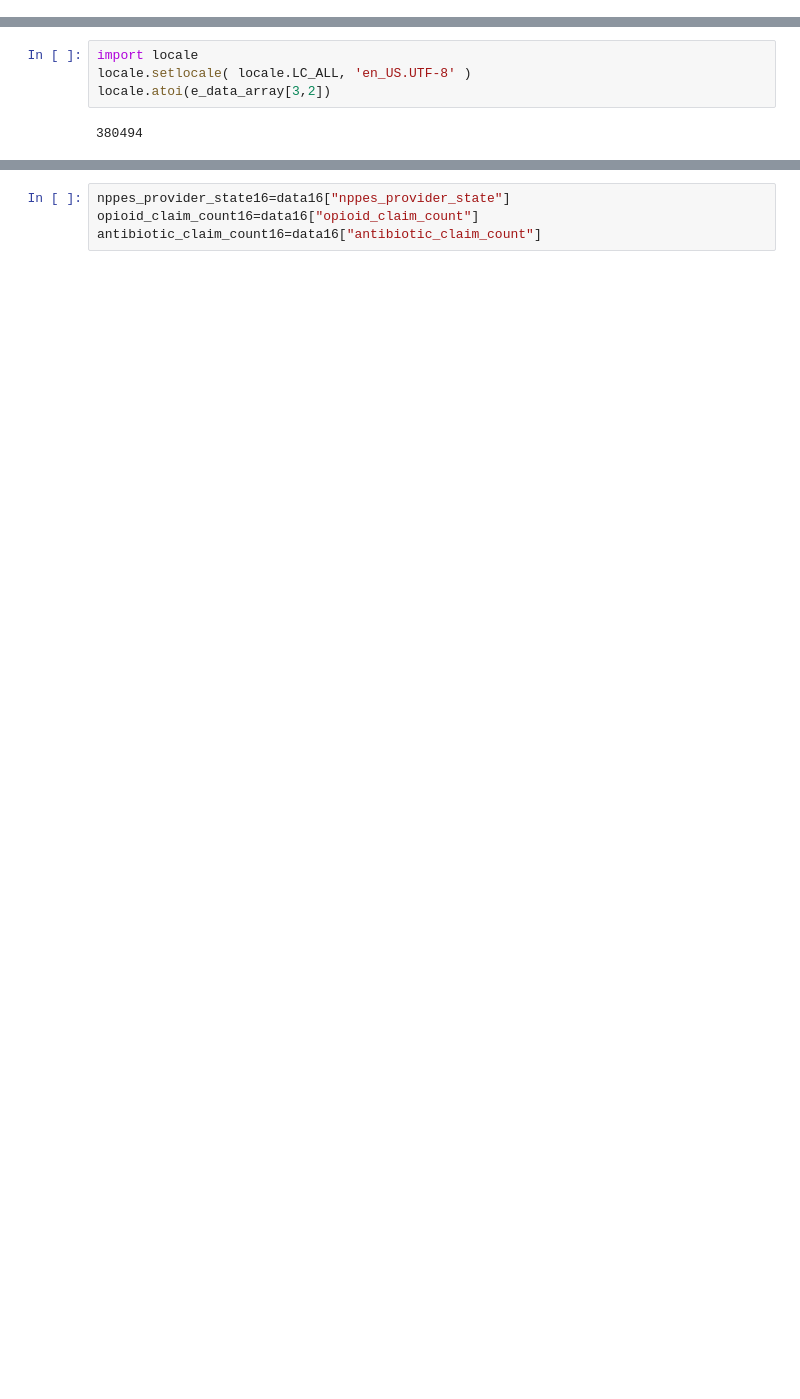
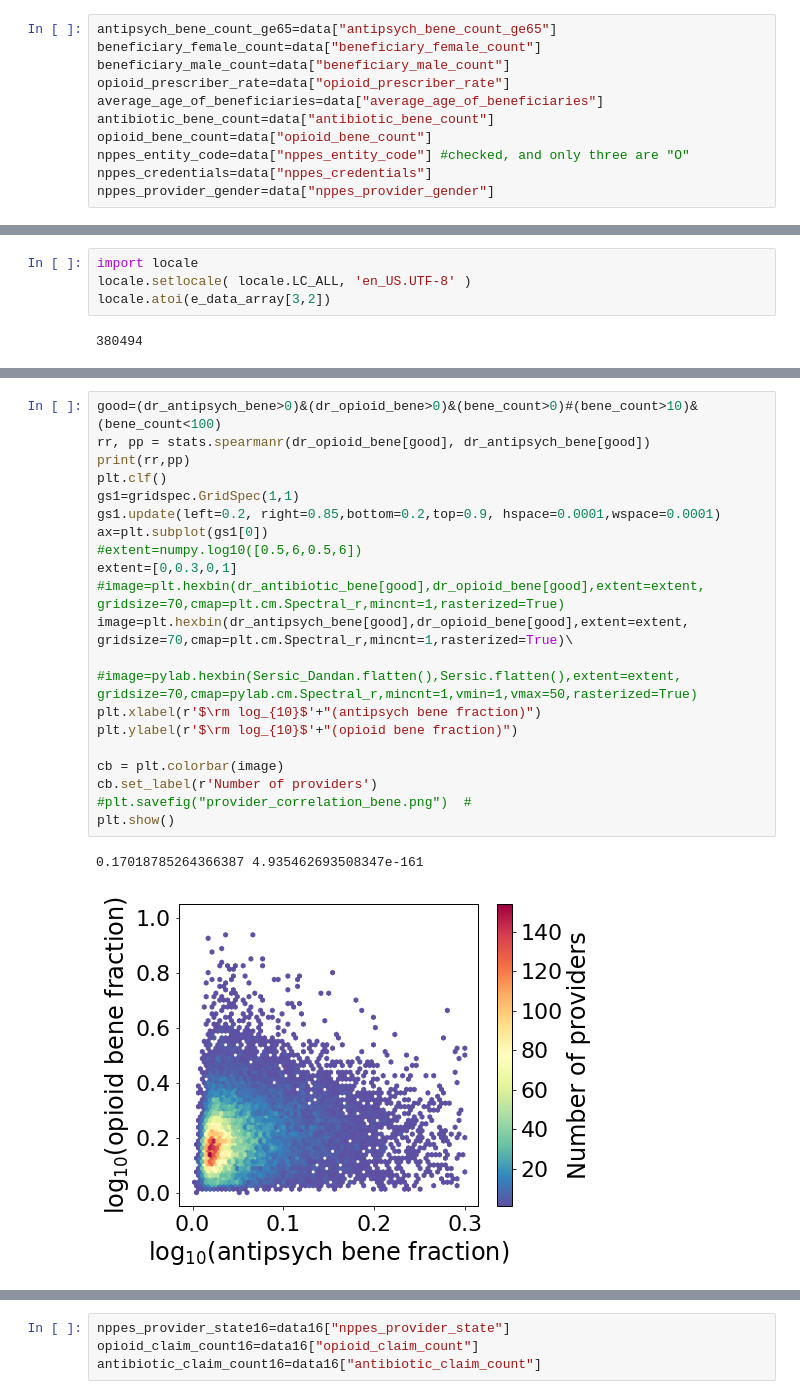
Before and after one commit to yl2501/DS, a Jupyter notebook: Section1.ipynb, the cells around one changed output, grey strips where cells are left out. Saved outputs shown, nothing was run; the diff lists cells and outputs as text; blank space fills up the shorter version.

```diff
--- a/Section1.ipynb
+++ b/Section1.ipynb
@@ -206,2 +182,13 @@ plt.show()
+# %%
+antipsych_bene_count_ge65=data["antipsych_bene_count_ge65"]
+beneficiary_female_count=data["beneficiary_female_count"]
+beneficiary_male_count=data["beneficiary_male_count"]
+opioid_prescriber_rate=data["opioid_prescriber_rate"]
+average_age_of_beneficiaries=data["average_age_of_beneficiaries"]
+antibiotic_bene_count=data["antibiotic_bene_count"]
+opioid_bene_count=data["opioid_bene_count"]
+nppes_entity_code=data["nppes_entity_code"] #checked, and only three are "O"
+nppes_credentials=data["nppes_credentials"]
+nppes_provider_gender=data["nppes_provider_gender"]
 # %%
 e_data=pd.read_table("../President2016.txt",header=None)
@@ -227,0 +254,24 @@ opioid_bene_count=data["opioid_bene_count"]
+# %%
+good=(dr_antipsych_bene>0)&(dr_opioid_bene>0)&(bene_count>0)#(bene_count>10)&(bene_count<100)
+rr, pp = stats.spearmanr(dr_opioid_bene[good], dr_antipsych_bene[good])
+print(rr,pp)
+plt.clf()
+gs1=gridspec.GridSpec(1,1)
+gs1.update(left=0.2, right=0.85,bottom=0.2,top=0.9, hspace=0.0001,wspace=0.0001)
+ax=plt.subplot(gs1[0])
+#extent=numpy.log10([0.5,6,0.5,6])
+extent=[0,0.3,0,1]
+#image=plt.hexbin(dr_antibiotic_bene[good],dr_opioid_bene[good],extent=extent, gridsize=70,cmap=plt.cm.Spectral_r,mincnt=1,rasterized=True)
+image=plt.hexbin(dr_antipsych_bene[good],dr_opioid_bene[good],extent=extent, gridsize=70,cmap=plt.cm.Spectral_r,mincnt=1,rasterized=True)\
+
+#image=pylab.hexbin(Sersic_Dandan.flatten(),Sersic.flatten(),extent=extent, gridsize=70,cmap=pylab.cm.Spectral_r,mincnt=1,vmin=1,vmax=50,rasterized=True)
+plt.xlabel(r'$\rm log_{10}$'+"(antipsych bene fraction)")
+plt.ylabel(r'$\rm log_{10}$'+"(opioid bene fraction)")
+
+cb = plt.colorbar(image)
+cb.set_label(r'Number of providers')
+#plt.savefig("provider_correlation_bene.png")  #
+plt.show()
+# %% [output]
+0.17018785264366387 4.935462693508347e-161
+[figure, added]
```
Also changed, not shown: parts of 64 cells of this notebook.
